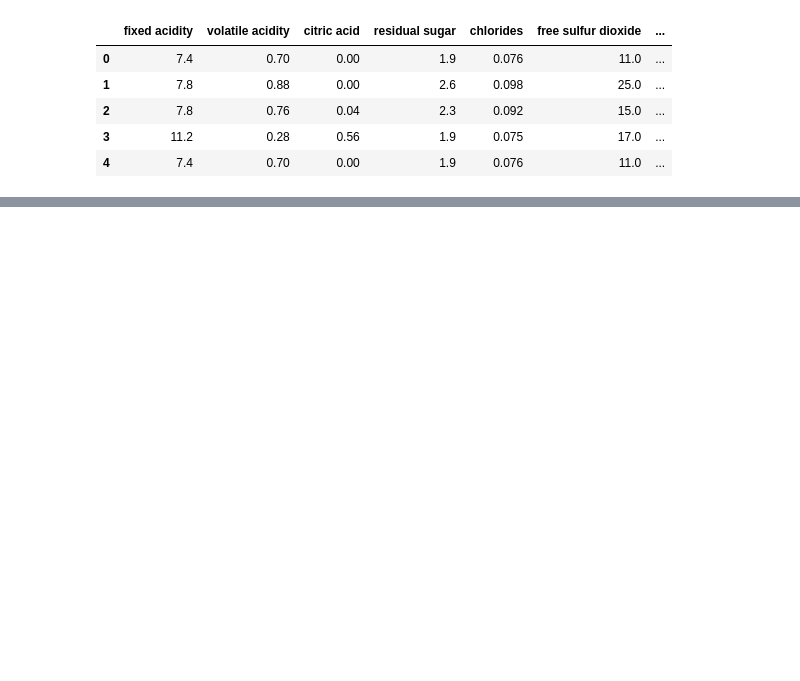
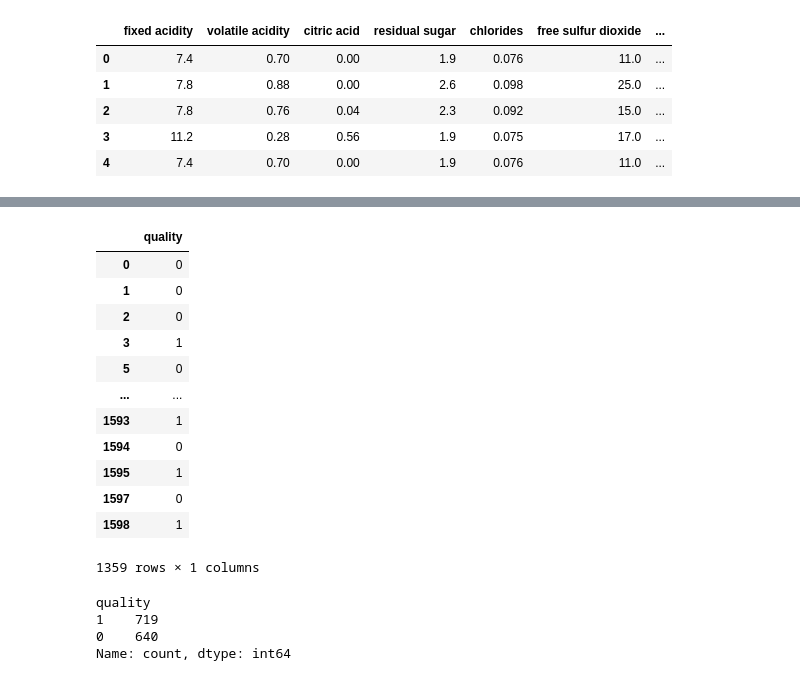
Before and after one commit to ayushgandhi904/Red-wine-quality, a Jupyter notebook: notebooks/model_trainer.ipynb, the cells around one changed output, grey strips where cells are left out. Saved outputs shown, nothing was run; the diff lists cells and outputs as text; code cells hidden in the pictures; blank space fills up the shorter version.

```diff
--- a/notebooks/model_trainer.ipynb
+++ b/notebooks/model_trainer.ipynb
@@ -44,3 +83,28 @@ num_pipeline = Pipeline(
+# %%
+Y["quality"] = LabelEncoder().fit_transform(Y["quality"])
+# %%
+Y
+# %% [output]
+|  | quality |
+| 0 | 0 |
+| 1 | 0 |
+| 2 | 0 |
+| 3 | 1 |
+| 5 | 0 |
+| ... | ... |
+| 1593 | 1 |
+| 1594 | 0 |
+| 1595 | 1 |
+| 1597 | 0 |
+| 1598 | 1 |
+1359 rows × 1 columns
+# %%
+Y["quality"].value_counts()
+# %% [output]
+quality
+1    719
+0    640
+Name: count, dtype: int64
 # %%
 preprocessor = ColumnTransformer([
     ("num_pipeline", num_pipeline, num_cols)
```
Also changed, not shown: parts of 17 cells of this notebook, 1 other file.
